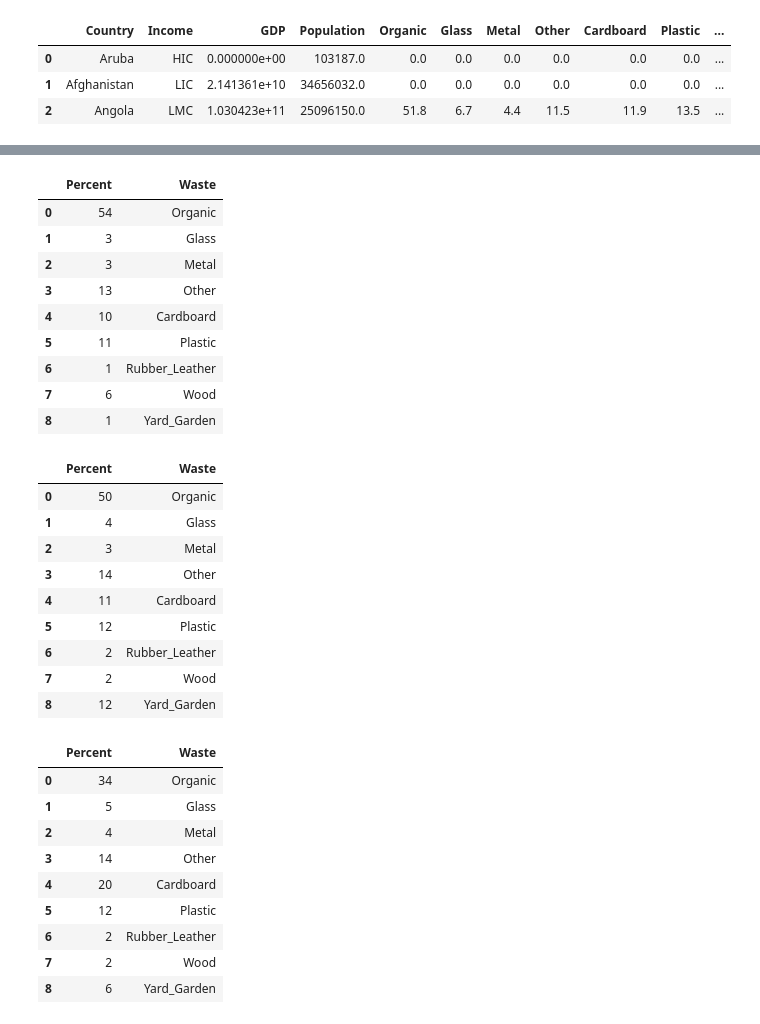
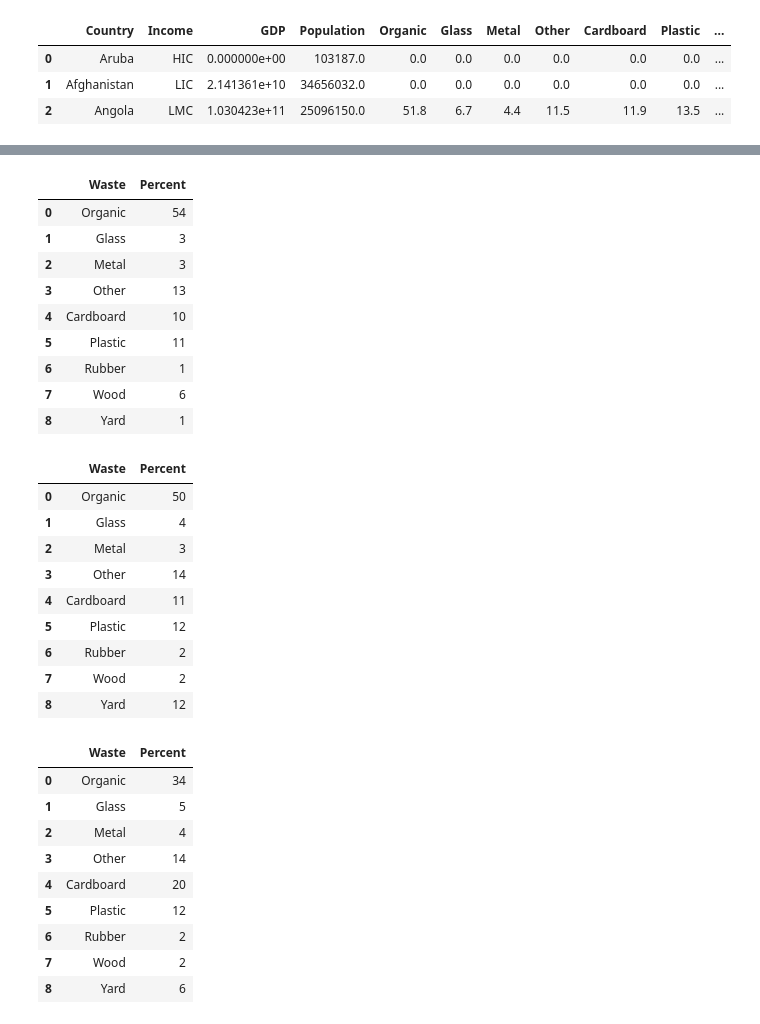
Before and after one commit to ShilpaMuralidhar/WasteManagement, a Jupyter notebook: Data_Science/viz_treemap_composition.ipynb, the cells around one changed output, grey strips where cells are left out. Cells and saved outputs as stored; diff of their text form; code cells hidden in the pictures.

```diff
--- a/Data_Science/viz_treemap_composition.ipynb
+++ b/Data_Science/viz_treemap_composition.ipynb
@@ -54,9 +54,9 @@ All_waste = waste.rename(columns={'country_name': 'Country',
                                 'composition_other_percent': 'Other',
                                 'composition_paper_cardboard_percent': 'Cardboard',
                                 'composition_plastic_percent': 'Plastic',
-                                'composition_rubber_leather_percent': 'Rubber_Leather',
+                                'composition_rubber_leather_percent': 'Rubber',
                                 'composition_wood_percent': 'Wood',
-                                'composition_yard_garden_green_waste_percent': 'Yard_Garden',
+                                'composition_yard_garden_green_waste_percent': 'Yard',
                                 'special_waste_agricultural_waste_tons_year': 'Agricultural',
                                 'special_waste_construction_and_demolition_waste_tons_year': 'Building',
                                 'special_waste_e_waste_tons_year': 'Electronic',
@@ -80,9 +80,9 @@ General_waste = All_waste[['Country',
                         'Other',
                         'Cardboard',
                         'Plastic',
-                        'Rubber_Leather',
+                        'Rubber',
                         'Wood',
-                        'Yard_Garden'
+                        'Yard'
                         ]]
 General_waste.fillna(0).set_index('Country').head(3)
 # %% [output]
@@ -137,32 +149,33 @@ df_LIC
 # %%
 Treatment_LMC = General_waste.groupby('Income').get_group('LMC').drop_duplicates().set_index('Country')
 df1 = Treatment_LMC.median(axis=0)
 df_LMC= pd.DataFrame(df1)
 df_LMC.rename(columns={0:'Percent'}, inplace=True)
 pd.options.display.float_format = '{:,.0f}'.format
 df_LMC.index.names = ['Waste']
 
 # Convert index 'Waste" to column, and then Swap columns (Waste and Percent)
 df_LMC.reset_index(level=0, inplace=True)
-df_LMC = df_LMC[['Percent', 'Waste']]
+#df_LMC = df_LMC[['Percent', 'Waste']]
+df_LIC = df_LMC[['Waste', 'Percent']]
 df_LMC
 
 # Drop the row 'Income'
 i = df_LMC[(df_LMC.Waste == 'Income')].index
 df_LMC = df_LMC.drop(i)
 df_LMC['Percent'] = df_LMC['Percent'].astype(float)
 df_LMC
 # %% [output]
-|  | Percent | Waste |
-| 0 | 54 | Organic |
-| 1 | 3 | Glass |
-| 2 | 3 | Metal |
-| 3 | 13 | Other |
-| 4 | 10 | Cardboard |
-| 5 | 11 | Plastic |
-| 6 | 1 | Rubber_Leather |
-| 7 | 6 | Wood |
-| 8 | 1 | Yard_Garden |
+|  | Waste | Percent |
+| 0 | Organic | 54 |
+| 1 | Glass | 3 |
+| 2 | Metal | 3 |
+| 3 | Other | 13 |
+| 4 | Cardboard | 10 |
+| 5 | Plastic | 11 |
+| 6 | Rubber | 1 |
+| 7 | Wood | 6 |
+| 8 | Yard | 1 |
 # %%
 # import pandas as pd
 # import matplotlib.pyplot as plt
@@ -186,6 +206,7 @@ df_UMC.index.names = ['Waste']
 # Convert index 'Waste" to column, and then Swap columns (Waste and Percent)
 df_UMC.reset_index(level=0, inplace=True)
 df_UMC = df_UMC[['Percent', 'Waste']]
+df_UMC = df_UMC[['Waste', 'Percent']]
 df_UMC
 
 # Drop the row 'Income'
@@ -194,16 +215,16 @@ df_UMC = df_UMC.drop(i)
 df_UMC['Percent'] = df_UMC['Percent'].astype(float)
 df_UMC
 # %% [output]
-|  | Percent | Waste |
-| 0 | 50 | Organic |
-| 1 | 4 | Glass |
-| 2 | 3 | Metal |
-| 3 | 14 | Other |
-| 4 | 11 | Cardboard |
-| 5 | 12 | Plastic |
-| 6 | 2 | Rubber_Leather |
-| 7 | 2 | Wood |
-| 8 | 12 | Yard_Garden |
+|  | Waste | Percent |
+| 0 | Organic | 50 |
+| 1 | Glass | 4 |
+| 2 | Metal | 3 |
+| 3 | Other | 14 |
+| 4 | Cardboard | 11 |
+| 5 | Plastic | 12 |
+| 6 | Rubber | 2 |
+| 7 | Wood | 2 |
+| 8 | Yard | 12 |
 # %%
 # import pandas as pd
 # import matplotlib.pyplot as plt
@@ -227,7 +254,8 @@ df_HIC.index.names = ['Waste']
 
 # Convert index 'Waste" to column, and then Swap columns (Waste and Percent)
 df_HIC.reset_index(level=0, inplace=True)
-df_HIC = df_HIC[['Percent', 'Waste']]
+#df_HIC = df_HIC[['Percent', 'Waste']]
+df_HIC = df_HIC[['Waste', 'Percent']]
 df_HIC
 
 # Drop the row 'Income'
@@ -236,16 +264,16 @@ df_HIC = df_HIC.drop(i)
 df_HIC['Percent'] = df_HIC['Percent'].astype(float)
 df_HIC
 # %% [output]
-|  | Percent | Waste |
-| 0 | 34 | Organic |
-| 1 | 5 | Glass |
-| 2 | 4 | Metal |
-| 3 | 14 | Other |
-| 4 | 20 | Cardboard |
-| 5 | 12 | Plastic |
-| 6 | 2 | Rubber_Leather |
-| 7 | 2 | Wood |
-| 8 | 6 | Yard_Garden |
+|  | Waste | Percent |
+| 0 | Organic | 34 |
+| 1 | Glass | 5 |
+| 2 | Metal | 4 |
+| 3 | Other | 14 |
+| 4 | Cardboard | 20 |
+| 5 | Plastic | 12 |
+| 6 | Rubber | 2 |
+| 7 | Wood | 2 |
+| 8 | Yard | 6 |
 # %%
 # import pandas as pd
 # import matplotlib.pyplot as plt
```
Also changed, not shown: parts of 7 cells of this notebook, 3 other files.
